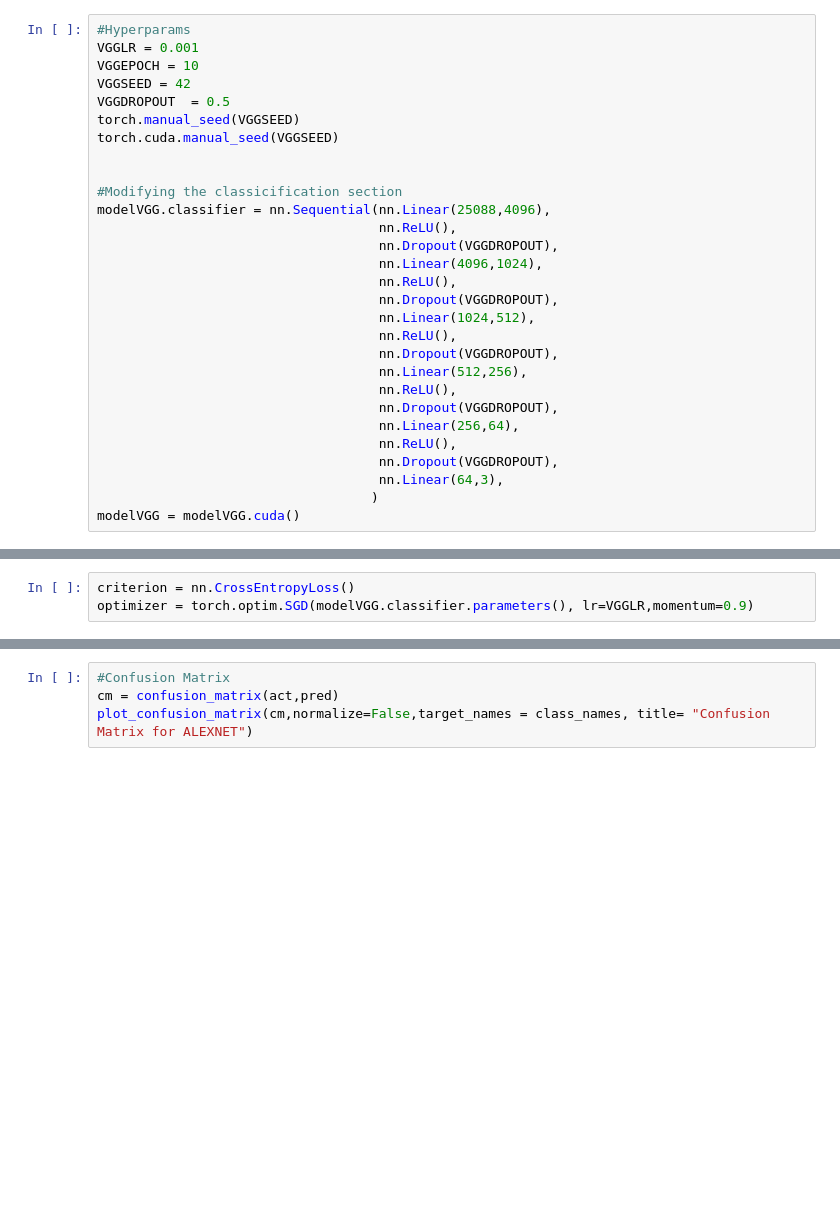
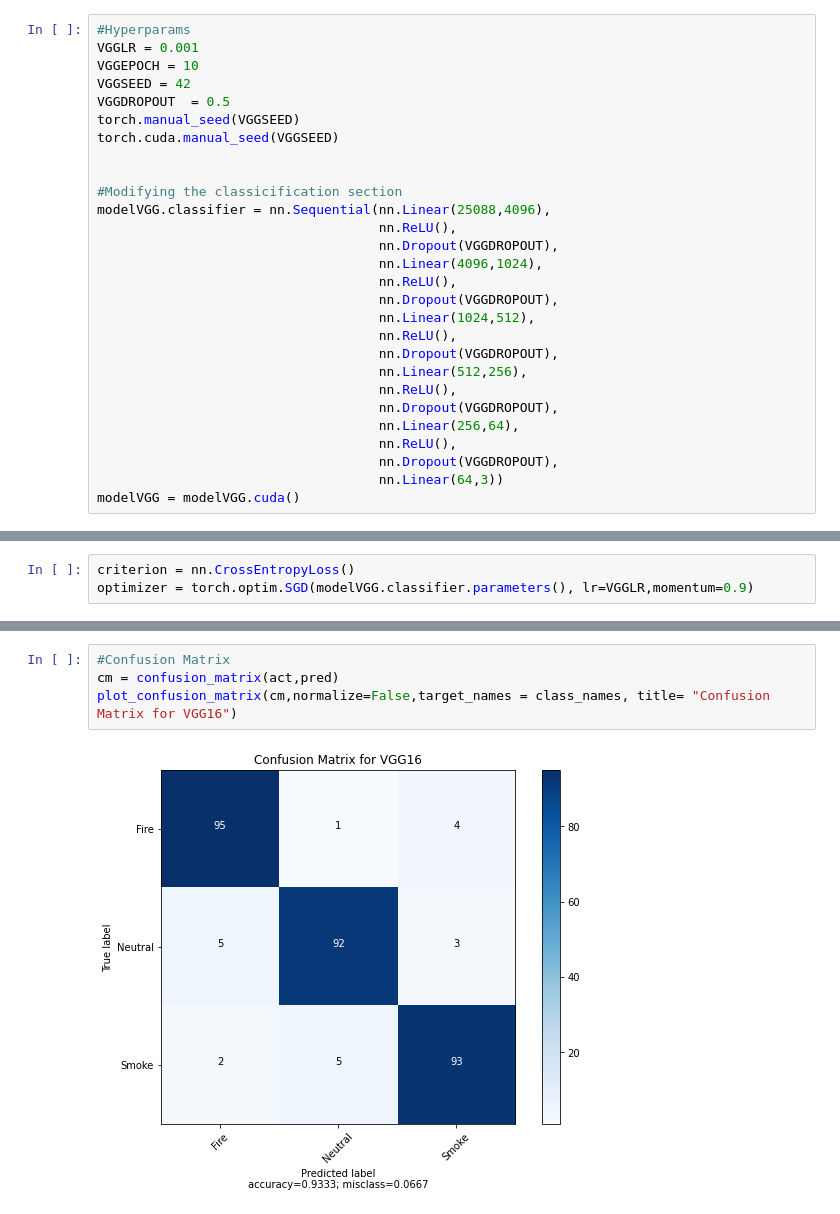
Before and after one commit to rifatislamomio/Neural-Net_Flame-Smoke-Detection, a Jupyter notebook: cse465-flame-smoke-detection.ipynb, the cells around one changed output, grey strips where cells are left out. Drawn from its saved outputs; the diff is of its cells as text; blank space fills up the shorter version.

```diff
--- a/cse465-flame-smoke-detection.ipynb
+++ b/cse465-flame-smoke-detection.ipynb
@@ -851,8 +938,7 @@ modelVGG.classifier = nn.Sequential(nn.Linear(25088,4096),
                                     nn.Linear(256,64),
                                     nn.ReLU(),
                                     nn.Dropout(VGGDROPOUT),
-                                    nn.Linear(64,3),
-                                   )
+                                    nn.Linear(64,3))
 modelVGG = modelVGG.cuda()
 # %%
 total_params = 0
@@ -952,7 +1080,9 @@ print(f"\nTest Set Accuracy (VGG16): {100*corr_pred/len(test_data):.2f}% ")
 # %%
 #Confusion Matrix
 cm = confusion_matrix(act,pred)
-plot_confusion_matrix(cm,normalize=False,target_names = class_names, title= "Confusion Matrix for ALEXNET")
+plot_confusion_matrix(cm,normalize=False,target_names = class_names, title= "Confusion Matrix for VGG16")
+# %% [output]
+[figure, added]
 # %%
 recall = np.diag(cm) / np.sum(cm, axis = 1)
 precision = np.diag(cm) / np.sum(cm, axis = 0)
```
Also changed, not shown: parts of 59 cells of this notebook.
